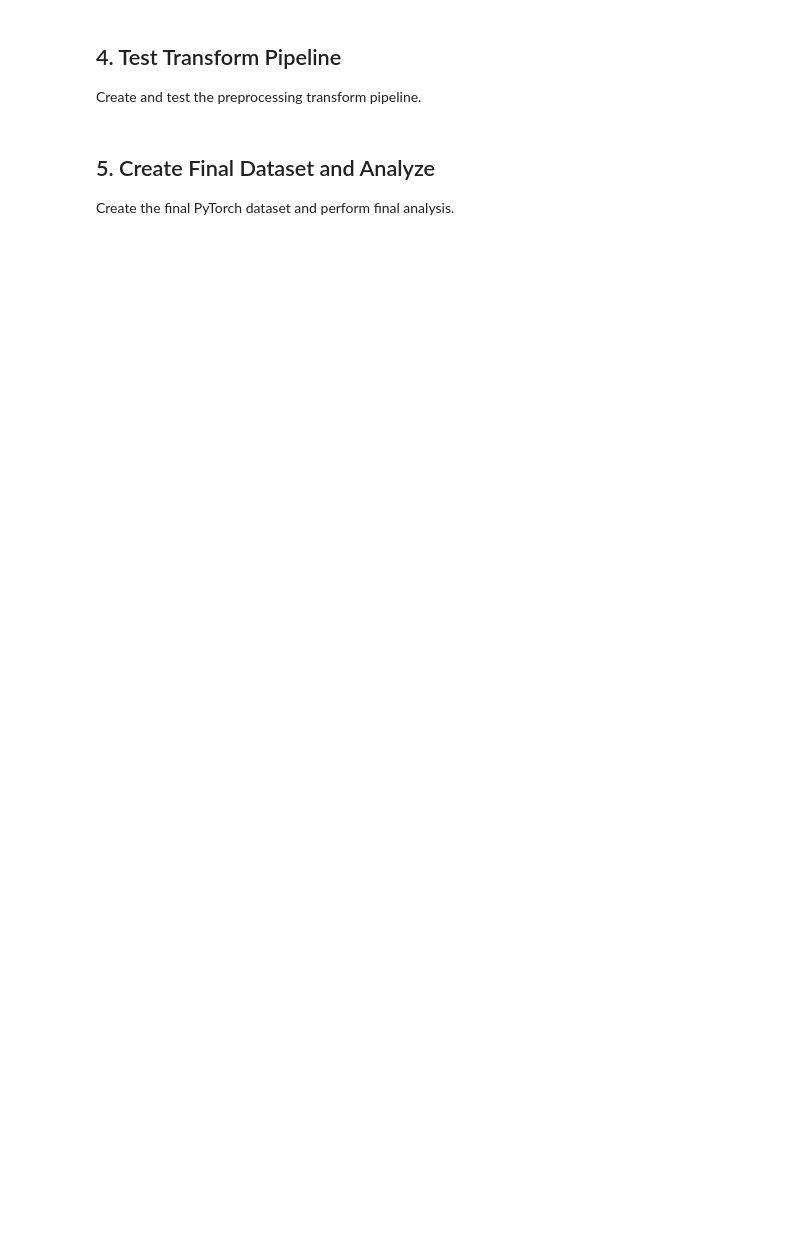
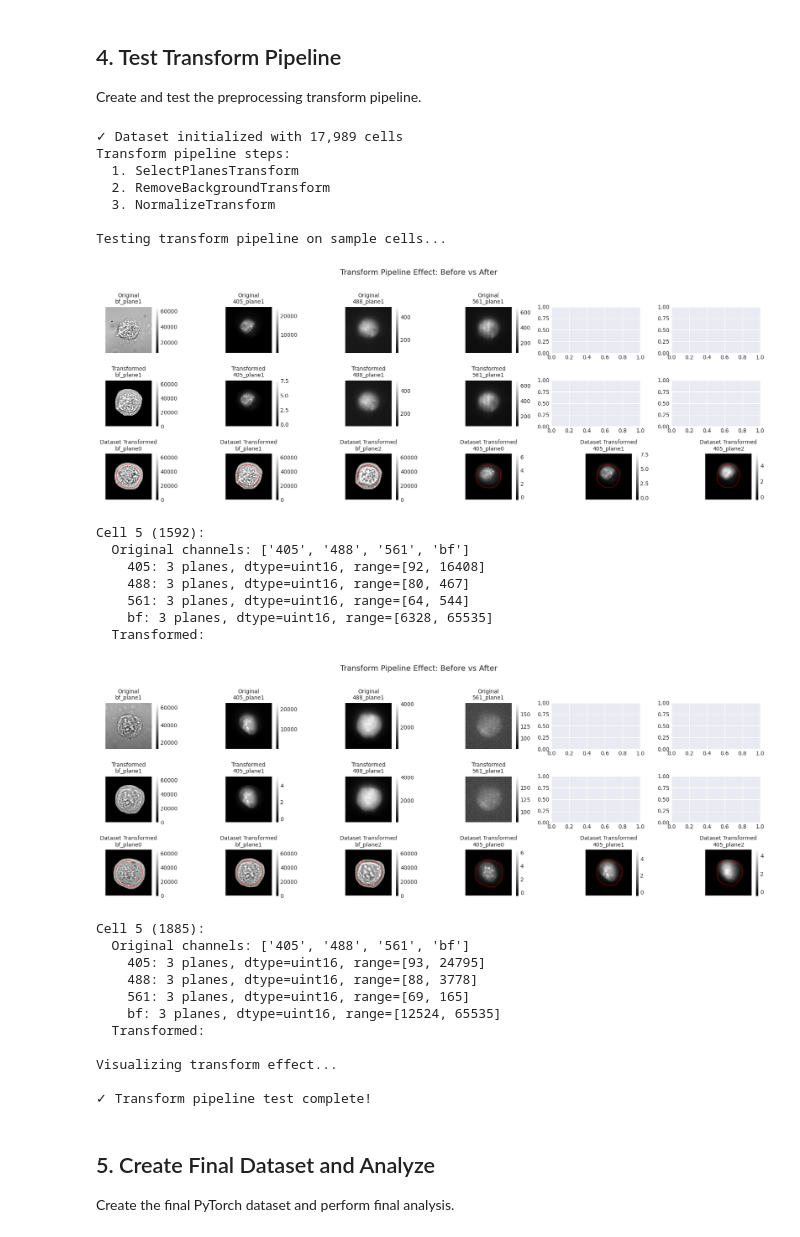
Before and after one commit to andfrey/iris, a Jupyter notebook: notebooks/complete_data_analysis.ipynb, the cells around one changed output. Saved outputs shown, nothing was run; the diff lists cells and outputs as text; code cells hidden in the pictures; blank space fills up the shorter version.

Commit message:
add RemoveBackgroundTransform

```diff
--- a/notebooks/complete_data_analysis.ipynb
+++ b/notebooks/complete_data_analysis.ipynb
@@ -340,22 +368,26 @@ Extracting FUCCI labels...
 
 Create and test the preprocessing transform pipeline.
 # %%
-transform_pipeline = TransformPipeline([
-    SelectPlanesTransform(plane_selection='all'),
-    NormalizeTransform(method='standardize', channel_keys=['405', 'bf']),
-    CropTransform(padding=20),
-])
+# Create transform pipeline and dataset
+transform_pipeline = TransformPipeline(
+    [
+        SelectPlanesTransform(plane_selection="all"),
+        RemoveBackgroundTransform(channel_keys=["405", "bf"], background_padding=20, mask="cell"),
+        # CropTransform(padding=20),
+        NormalizeTransform(method="standardize", channel_keys=["405"]),
+    ]
+)
 dataset = ModularCellDataset(filtered_data_source, transform=transform_pipeline, debug=False)
 print("Transform pipeline steps:")
 config = transform_pipeline.get_config()
-for i, t in enumerate(config['transforms'], 1):
+for i, t in enumerate(config["transforms"], 1):
     print(f"  {i}. {t['type']}")
 
 # Test on sample cells
 print(f"\nTesting transform pipeline on sample cells...\n")
 
 test_ids = sample_ids[:2]
-channels = ['bf', '405', '488', '561']
+channels = ["bf", "405", "488", "561"]
 for i, cell_id in enumerate(test_ids):
     cell_data = data_source.load_cell(cell_id)
     cell_idx = filtered_data_source.get_cell_ids().index(cell_id)
@@ -376,8 +408,8 @@ for i, cell_id in enumerate(test_ids):
     if "stacked" in transformed.channels:
         stacked = transformed.channels["stacked"]
         for i in range(2):
-            ax = axes[1, i+1]
-            im = ax.imshow(stacked[1 + i*3], cmap="gray")
+            ax = axes[1, i + 1]
+            im = ax.imshow(stacked[1 + i * 3], cmap="gray")
             ch_name = "bf" if i == 1 else "405"
             ax.set_title(f"Transformed\n{ch_name}_plane{i%3}", fontsize=10)
             ax.axis("off")
@@ -390,38 +422,71 @@ for i, cell_id in enumerate(test_ids):
                 im = ax.imshow(planes[len(planes) // 2], cmap="gray")
                 ax.set_title(f"Transformed\n{ch}_plane{len(planes) // 2}", fontsize=10)
                 ax.axis("off")
                 plt.colorbar(im, ax=ax, fraction=0.046)
     for i in range(6):
         ax = axes[2, i]
         im = ax.imshow(data_set_images[i], cmap="gray")
+        ax.contour(cell_data.segmentation[i % 3], colors="red", linewidths=0.1)
         ch_name = "bf" if i < 3 else "405"
         ax.set_title(f"Dataset Transformed\n{ch_name}_plane{i%3}", fontsize=10)
         ax.axis("off")
         plt.colorbar(im, ax=ax, fraction=0.046)
 
-    plt.suptitle('Transform Pipeline Effect: Before vs After', fontsize=14, y=1.02)
+    plt.suptitle("Transform Pipeline Effect: Before vs After", fontsize=14, y=1.02)
     plt.tight_layout()
     plt.show()
     print(f"Cell {i} ({cell_id}):")
     print(f"  Original channels: {list(cell_data.channels.keys())}")
     for ch, planes in cell_data.channels.items():
         if planes:
-            print(f"    {ch}: {len(planes)} planes, dtype={planes[0].dtype}, range=[{planes[0].min():.0f}, {planes[0].max():.0f}]")
+            print(
+                f"    {ch}: {len(planes)} planes, dtype={planes[0].dtype}, range=[{planes[0].min():.0f}, {planes[0].max():.0f}]"
+            )
 
     print(f"  Transformed:")
-    if 'stacked' in transformed.channels:
-        stacked = transformed.channels['stacked']
-        print(f"    stacked: shape={stacked.shape}, dtype={stacked.dtype}, range=[{stacked.min():.3f}, {stacked.max():.3f}]")
+    if "stacked" in transformed.channels:
+        stacked = transformed.channels["stacked"]
+        print(
+            f"    stacked: shape={stacked.shape}, dtype={stacked.dtype}, range=[{stacked.min():.3f}, {stacked.max():.3f}]"
+        )
     print()
 
 # Visualize transform effect
 print("Visualizing transform effect...\n")
 
 cell_data_raw = data_source.load_cell(test_ids[0])
 cell_data_transformed = transform_pipeline(cell_data_raw)
 
 
 print(f"✓ Transform pipeline test complete!")
+# %% [output]
+✓ Dataset initialized with 17,989 cells
+Transform pipeline steps:
+  1. SelectPlanesTransform
+  2. RemoveBackgroundTransform
+  3. NormalizeTransform
+
+Testing transform pipeline on sample cells...
+[figure, added]
+Cell 5 (1592):
+  Original channels: ['405', '488', '561', 'bf']
+    405: 3 planes, dtype=uint16, range=[92, 16408]
+    488: 3 planes, dtype=uint16, range=[80, 467]
+    561: 3 planes, dtype=uint16, range=[64, 544]
+    bf: 3 planes, dtype=uint16, range=[6328, 65535]
+  Transformed:
+[figure, added]
+Cell 5 (1885):
+  Original channels: ['405', '488', '561', 'bf']
+    405: 3 planes, dtype=uint16, range=[93, 24795]
+    488: 3 planes, dtype=uint16, range=[88, 3778]
+    561: 3 planes, dtype=uint16, range=[69, 165]
+    bf: 3 planes, dtype=uint16, range=[12524, 65535]
+  Transformed:
+
+Visualizing transform effect...
+
+✓ Transform pipeline test complete!
 # %% [markdown]
 ## 5. Create Final Dataset and Analyze
 
```
Also changed, not shown: parts of 5 cells of this notebook, 2 other files.
